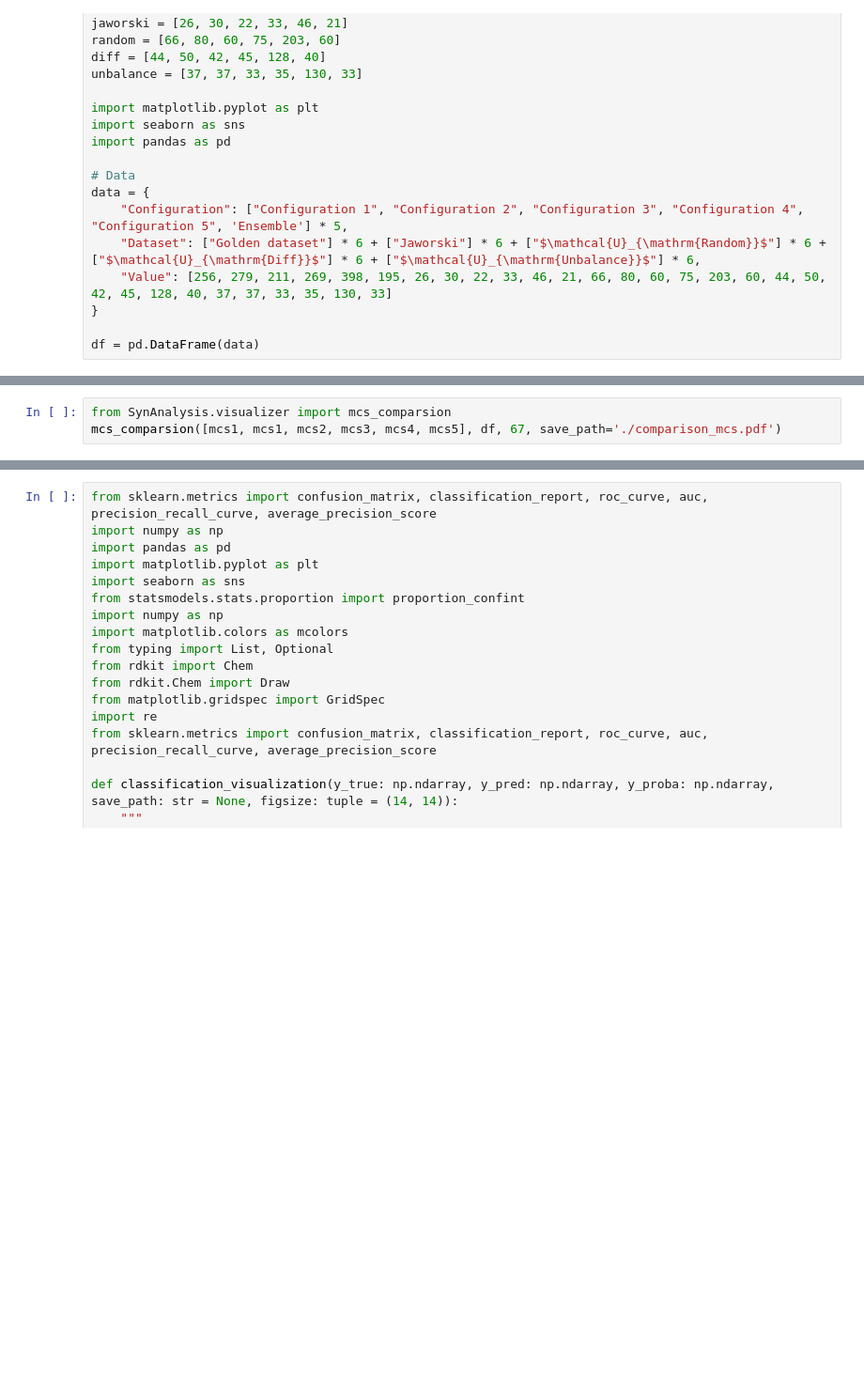
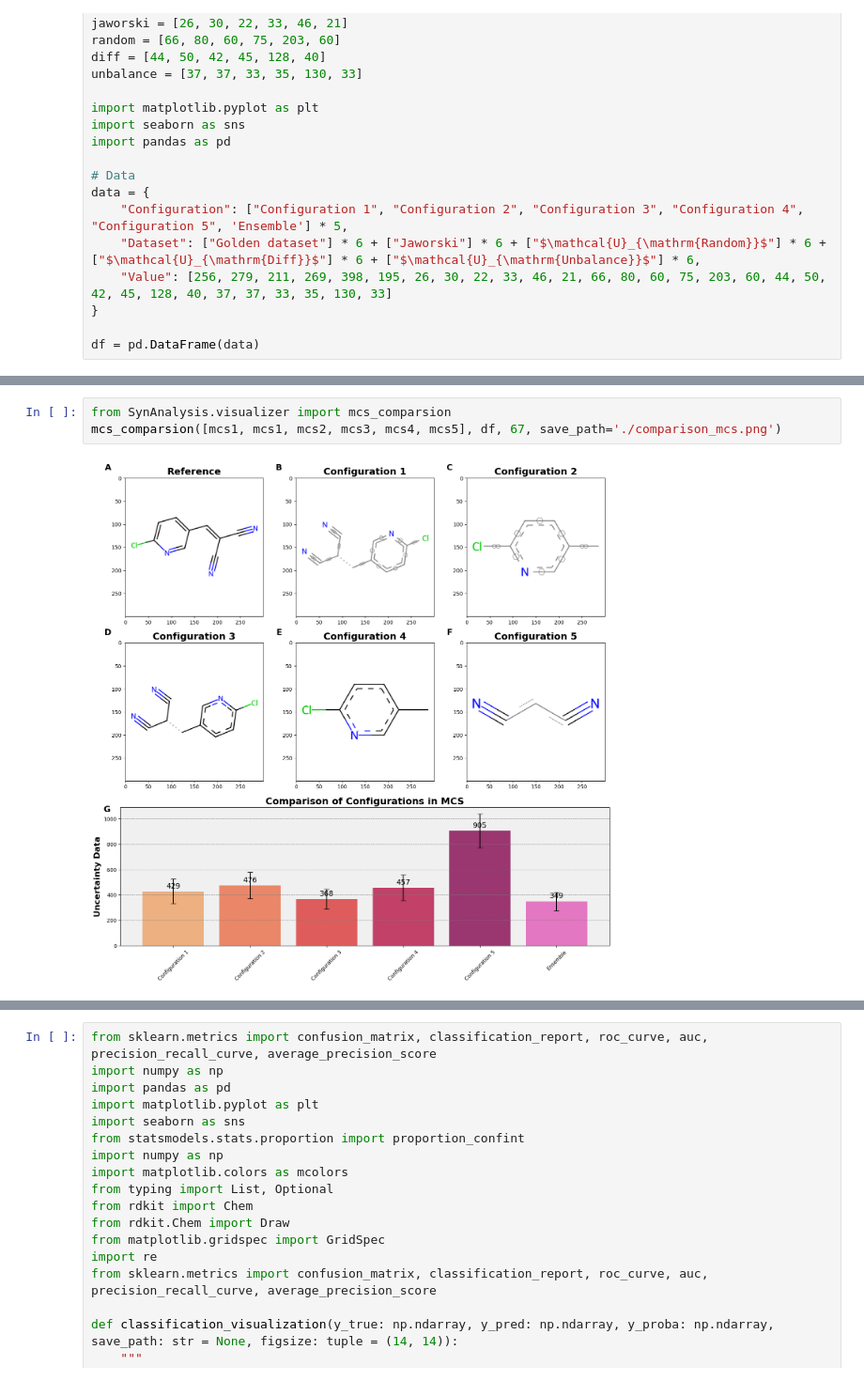
Before and after one commit to TieuLongPhan/SynRBL, a Jupyter notebook: Pipeline/Validation/Analysis/Analysis_vis.ipynb, the cells around one changed output, grey strips where cells are left out. Shown at 94% size. Saved outputs shown, nothing was run; the diff lists cells and outputs as text; blank space fills up the shorter version.

```diff
--- a/Pipeline/Validation/Analysis/Analysis_vis.ipynb
+++ b/Pipeline/Validation/Analysis/Analysis_vis.ipynb
@@ -438,3 +196,5 @@ mcs_comparsion([mcs1, mcs1, mcs2, mcs3, mcs4, mcs5], df, 67, save_path='./compar
 # %%
 from SynAnalysis.visualizer import mcs_comparsion
-mcs_comparsion([mcs1, mcs1, mcs2, mcs3, mcs4, mcs5], df, 67, save_path='./comparison_mcs.pdf')
+mcs_comparsion([mcs1, mcs1, mcs2, mcs3, mcs4, mcs5], df, 67, save_path='./comparison_mcs.png')
+# %% [output]
+[figure, added]
```
Also changed, not shown: parts of 56 cells of this notebook, 2 other files.
